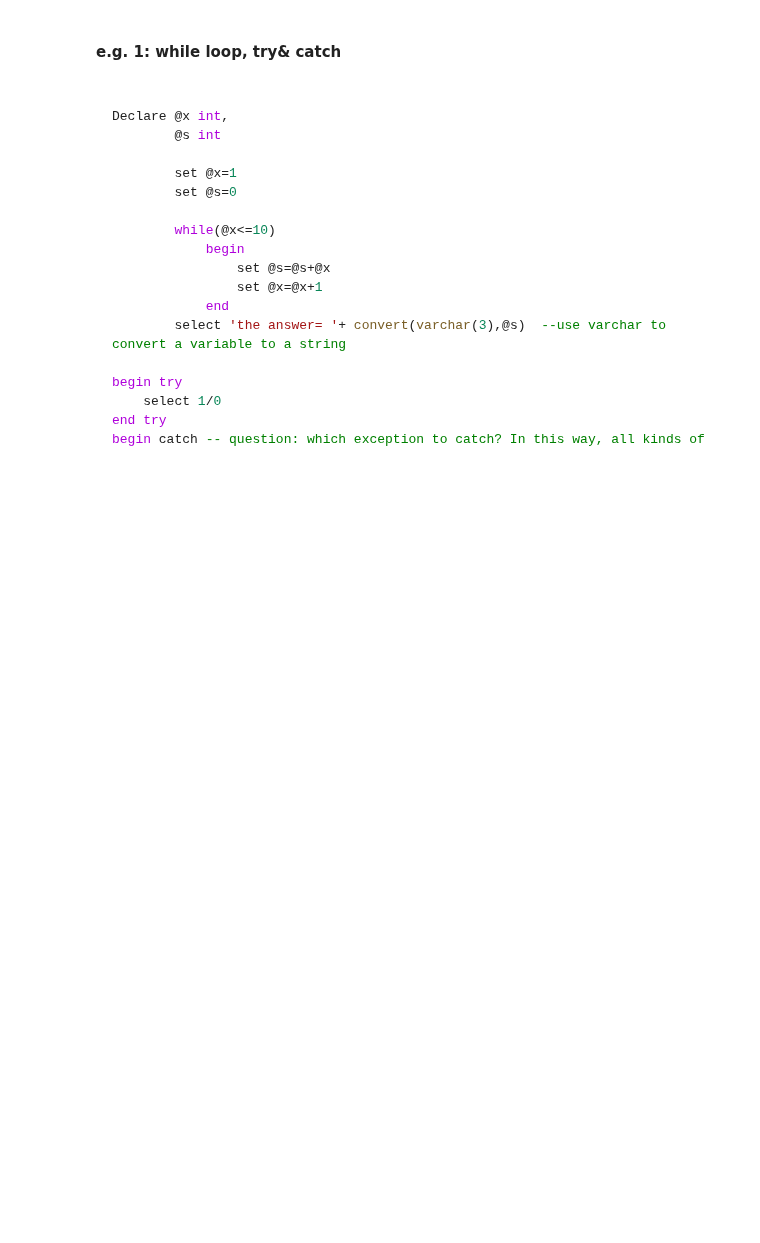
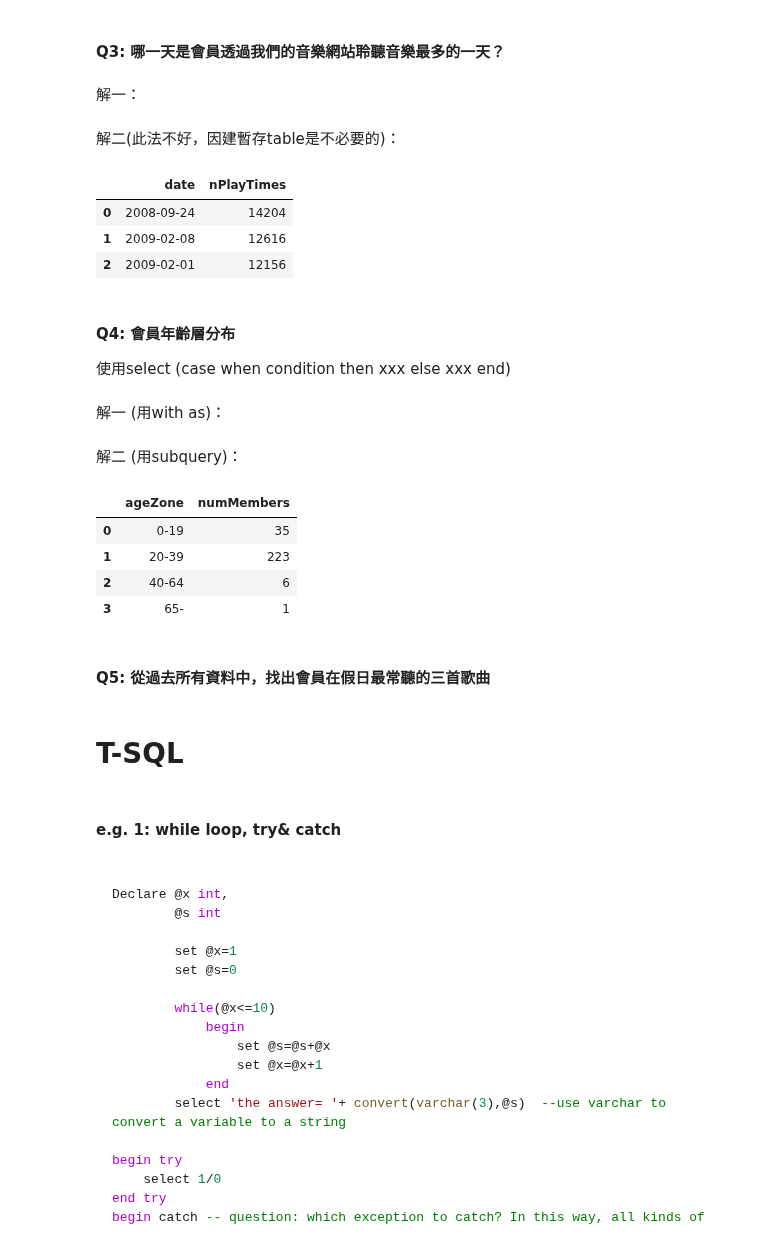
Before and after one commit to ScarletMcLearn/Notebooks, a Jupyter notebook: SQL_Basics.ipynb, the cells around one changed output. Drawn from its saved outputs; the diff is of its cells as text; code cells hidden in the pictures; blank space fills up the shorter version.

```diff
--- a/SQL_Basics.ipynb
+++ b/SQL_Basics.ipynb
@@ -2,0 +132,4 @@
+# %% [markdown]
+#### Q3: 哪一天是會員透過我們的音樂網站聆聽音樂最多的一天？
+# %% [markdown]
+解一：
@@ -2,0 +141,2 @@
+# %% [markdown]
+解二(此法不好，因建暫存table是不必要的)：
@@ -2,0 +153,13 @@
+# %%
+df.head(3)
+# %% [output]
+|  | date | nPlayTimes |
+| 0 | 2008-09-24 | 14204 |
+| 1 | 2009-02-08 | 12616 |
+| 2 | 2009-02-01 | 12156 |
+# %% [markdown]
+#### Q4: 會員年齡層分布
+
+使用select (case when condition then xxx else xxx end)
+# %% [markdown]
+解一 (用with as)：
@@ -2,0 +175,2 @@
+# %% [markdown]
+解二 (用subquery)：
@@ -2,0 +189,12 @@
+# %%
+df=pd.read_csv('q4.csv')
+# %%
+df
+# %% [output]
+|  | ageZone | numMembers |
+| 0 | 0-19 | 35 |
+| 1 | 20-39 | 223 |
+| 2 | 40-64 | 6 |
+| 3 | 65- | 1 |
+# %% [markdown]
+#### Q5: 從過去所有資料中，找出會員在假日最常聽的三首歌曲
@@ -3,3 +220,5 @@
+# %% [markdown]
+# T-SQL
 # %% [markdown]
 #### e.g. 1: while loop, try& catch
 # %% [markdown]
```
Also changed, not shown: parts of 39 cells of this notebook.
